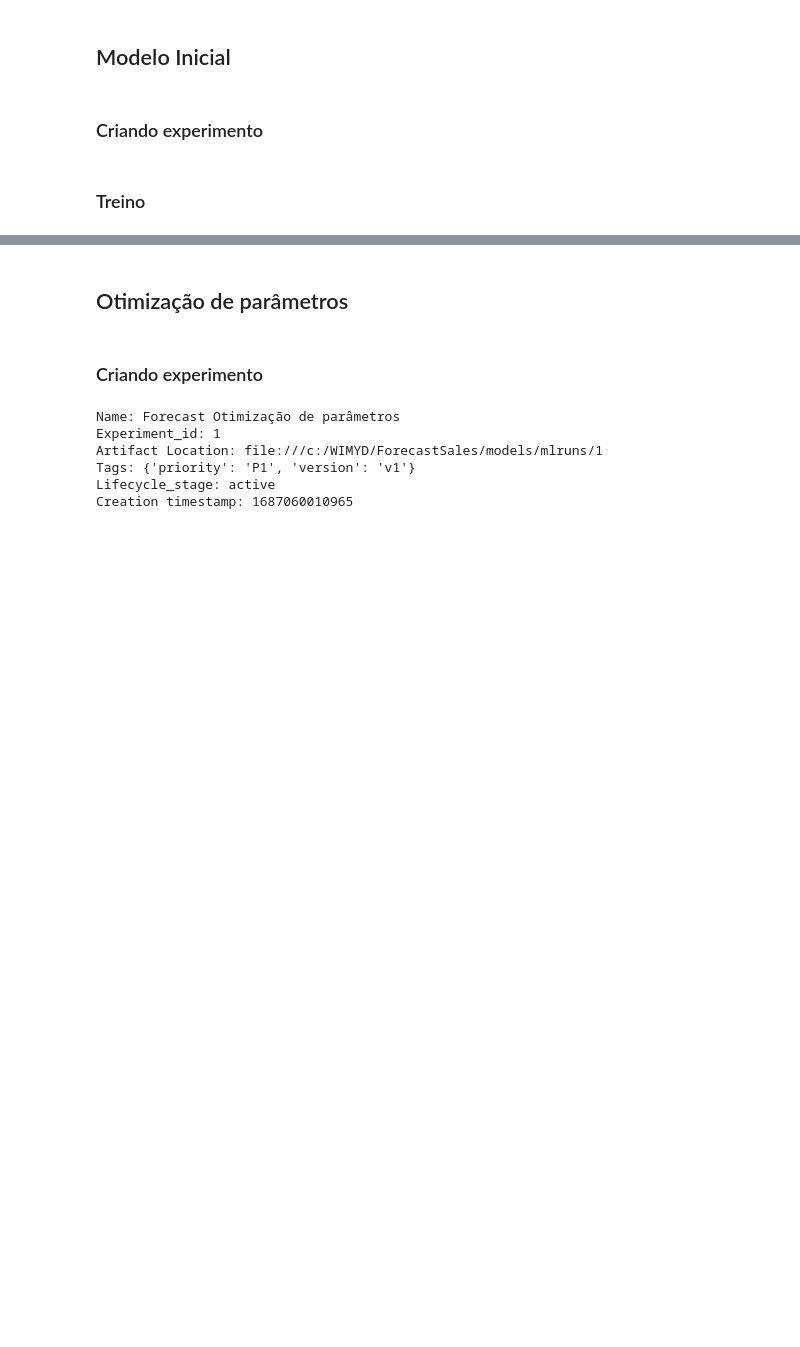
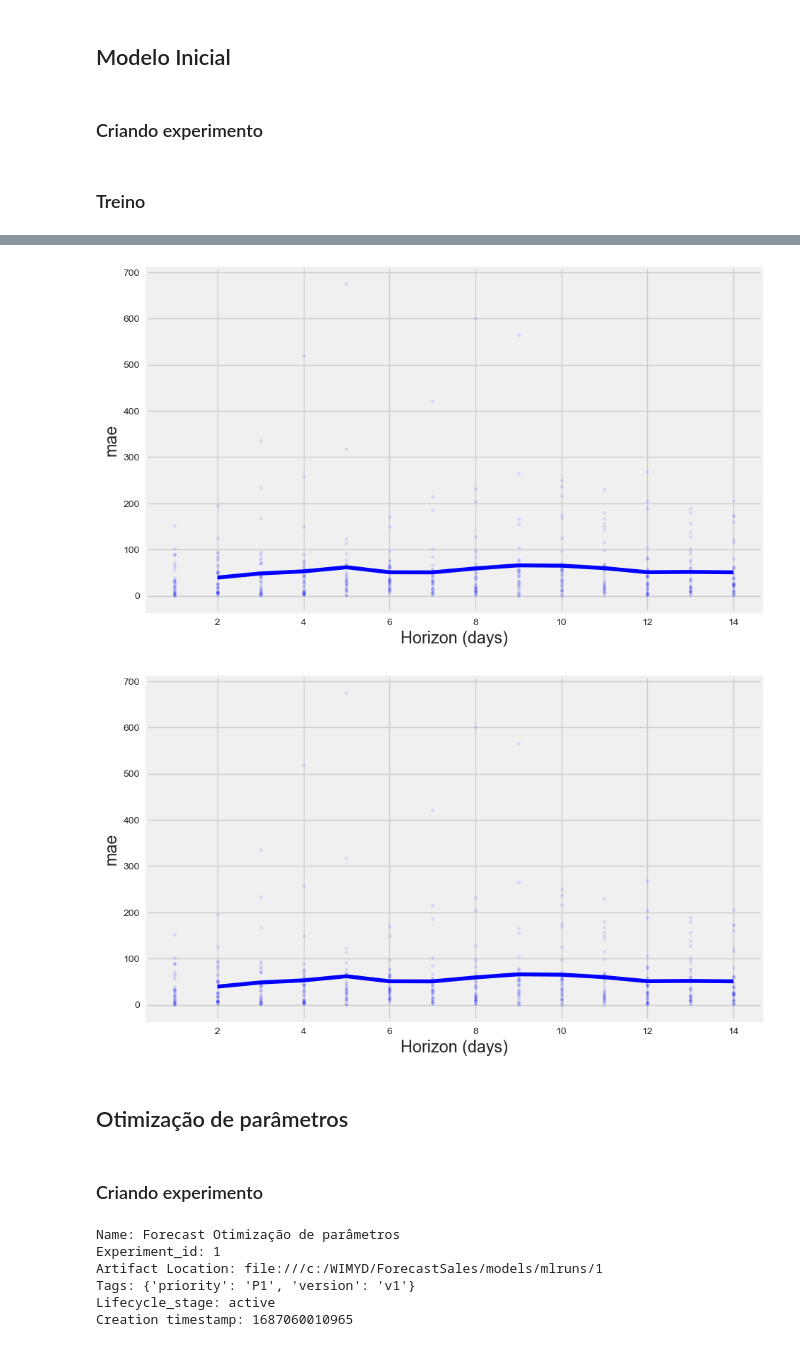
Before and after one commit to Padawanh/ForecastSales, a Jupyter notebook: notebooks/Forecast_de_Vendas_MLFlow.ipynb, the cells around one changed output, grey strips where cells are left out. Cells and saved outputs as stored; diff of their text form; code cells hidden in the pictures; blank space fills up the shorter version.

```diff
--- a/notebooks/Forecast_de_Vendas_MLFlow.ipynb
+++ b/notebooks/Forecast_de_Vendas_MLFlow.ipynb
@@ -645,6 +703,9 @@ Métrica de Treino com Validação cruzada
 # %%
-# from prophet.plot import plot_cross_validation_metric
-# plot_cross_validation_metric(cv_results , metric='mae')
+from prophet.plot import plot_cross_validation_metric
+plot_cross_validation_metric(cv_results , metric='mae')
+# %% [output]
+[figure, added]
+[figure, added]
 # %% [markdown]
 ## Otimização de parâmetros
 # %% [markdown]
```
Also changed, not shown: parts of 19 cells of this notebook, 1 other file.
